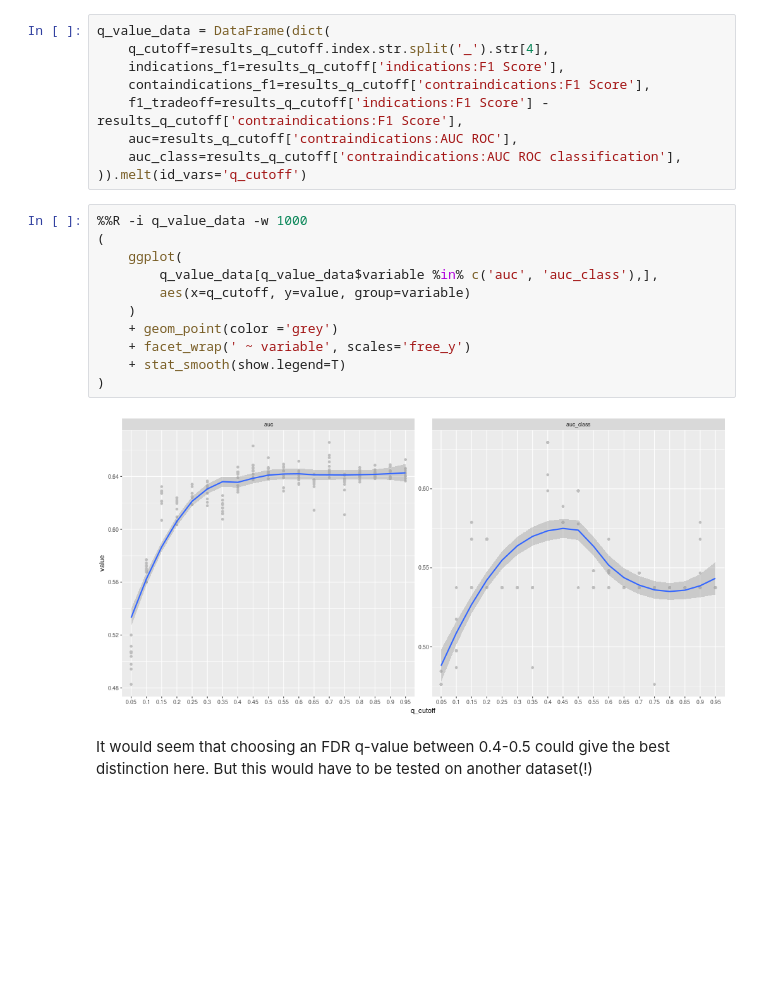
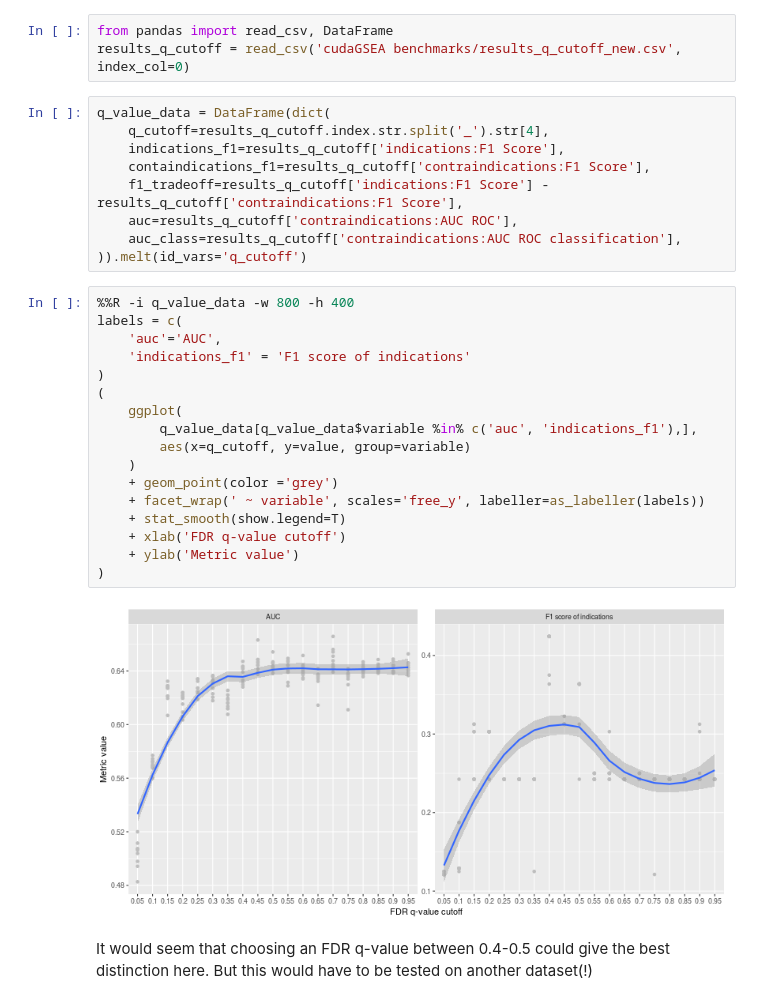
Before and after one commit to krassowski/drug-disease-profile-matching, a Jupyter notebook: notebooks/Signature-based drug-disease associations/CudaGSEA_benchmark.ipynb, the cells around one changed output. Cells and saved outputs as stored; diff of their text form; blank space fills up the shorter version.

Commit message:
Commit updated CudaGSEA benchmark plots
representing the state at the thesis submission date

```diff
--- a/notebooks/Signature-based drug-disease associations/CudaGSEA_benchmark.ipynb
+++ b/notebooks/Signature-based drug-disease associations/CudaGSEA_benchmark.ipynb
@@ -362,6 +362,9 @@ for i in range(10):
 results_q_cutoff = concat(fdr_results)
 # %%
 results_q_cutoff.to_csv('cudaGSEA benchmarks/results_q_cutoff_new.csv')
+# %%
+from pandas import read_csv, DataFrame
+results_q_cutoff = read_csv('cudaGSEA benchmarks/results_q_cutoff_new.csv', index_col=0)
 # %%
 q_value_data = DataFrame(dict(
     q_cutoff=results_q_cutoff.index.str.split('_').str[4],
@@ -372,18 +375,24 @@ q_value_data = DataFrame(dict(
     auc_class=results_q_cutoff['contraindications:AUC ROC classification'],
 )).melt(id_vars='q_cutoff')
 # %%
-%%R -i q_value_data -w 1000
+%%R -i q_value_data -w 800 -h 400
+labels = c(
+    'auc'='AUC',
+    'indications_f1' = 'F1 score of indications'
+)
 (
     ggplot(
-        q_value_data[q_value_data$variable %in% c('auc', 'auc_class'),],
+        q_value_data[q_value_data$variable %in% c('auc', 'indications_f1'),],
         aes(x=q_cutoff, y=value, group=variable)
     )
     + geom_point(color ='grey')
-    + facet_wrap(' ~ variable', scales='free_y')
+    + facet_wrap(' ~ variable', scales='free_y', labeller=as_labeller(labels))
     + stat_smooth(show.legend=T)
+    + xlab('FDR q-value cutoff')
+    + ylab('Metric value')
 )
 # %% [output]
-[figure, old version]
+[figure, new version]
 # %% [markdown]
 It would seem that choosing an FDR q-value between 0.4-0.5 could give the best distinction here. But this would have to be tested on another dataset(!)
 # %% [markdown]
```
Also changed, not shown: parts of 3 cells of this notebook.
